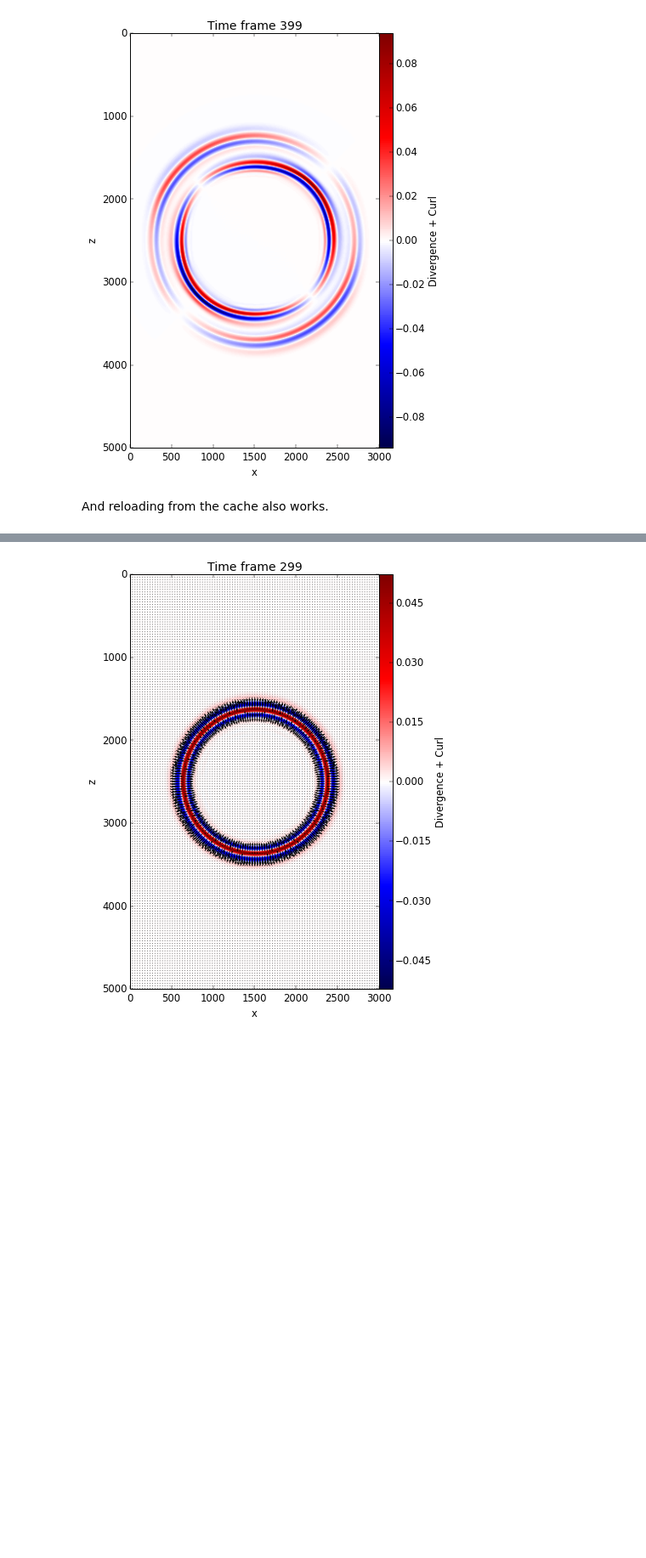
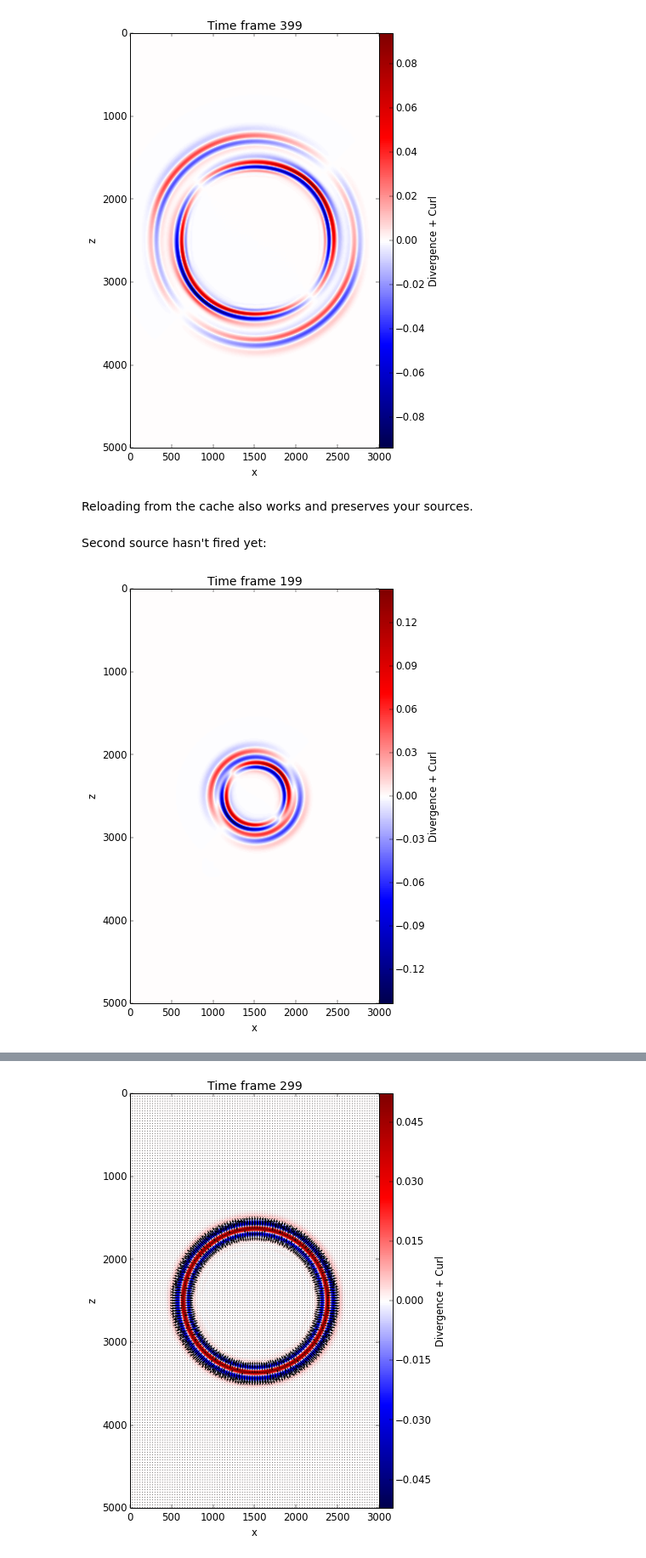
Before and after one commit to fatiando/prototypes, a Jupyter notebook: wavefd-simulation-class.ipynb, the cells around one changed output, grey strips where cells are left out. Shown at 85% size. Cells and saved outputs as stored; diff of their text form; code cells hidden in the pictures; blank space fills up the shorter version.

```diff
--- a/wavefd-simulation-class.ipynb
+++ b/wavefd-simulation-class.ipynb
@@ -1001,4 +1030,4 @@ sim
 # %% [output]
 [figure]
 # %% [markdown]
-And reloading from the cache also works.
+Reloading from the cache also works and preserves your sources.
@@ -1004,0 +1041,6 @@ And reloading from the cache also works.
+# %% [markdown]
+Second source hasn't fired yet:
+# %%
+sim
+# %% [output]
+[figure, added]
```
Also changed, not shown: parts of 18 cells of this notebook.
